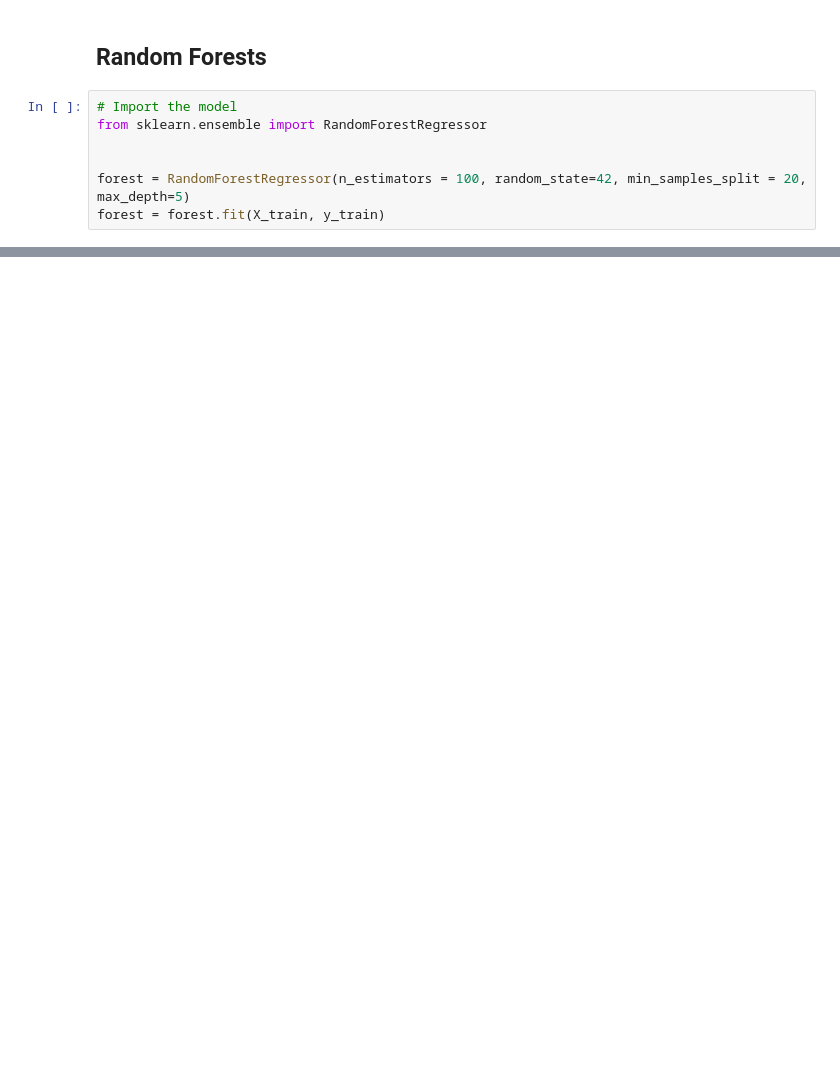
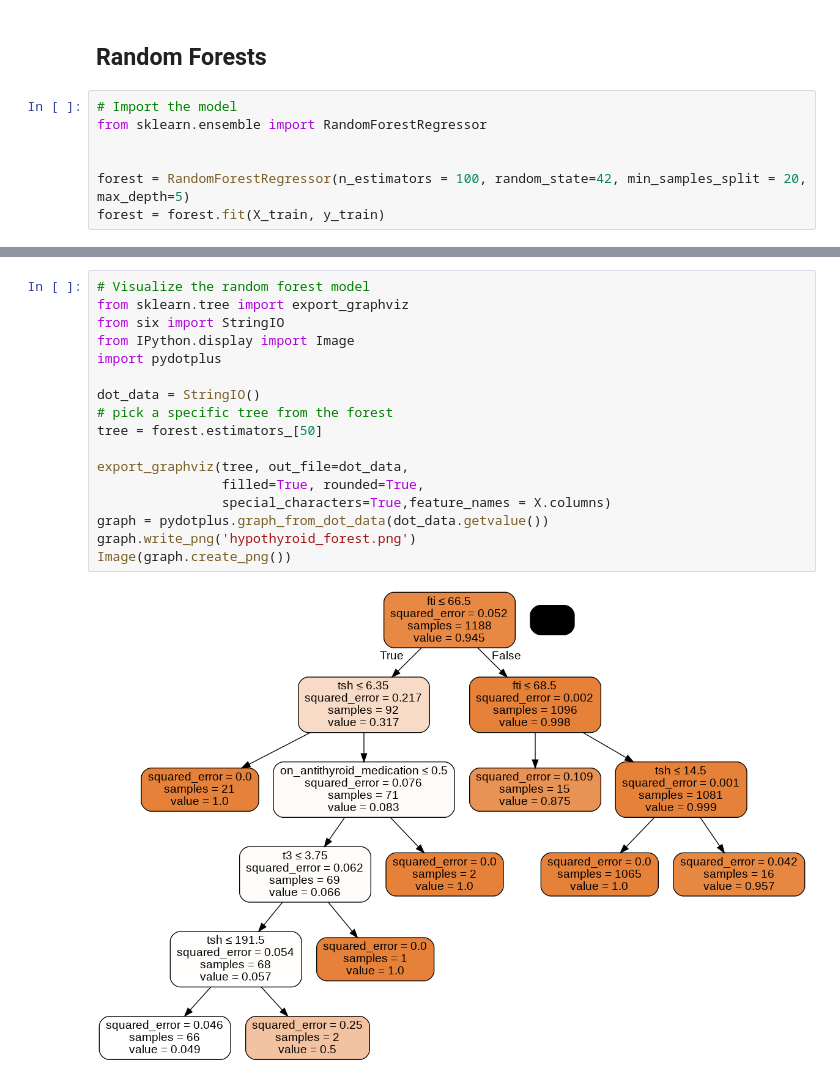
Before and after one commit to tiffanyndanu/Hypothyroidism, a Jupyter notebook: Hypothyridism.ipynb, the cells around one changed output, grey strips where cells are left out. Cells and saved outputs as stored; diff of their text form; blank space fills up the shorter version.

```diff
--- a/Hypothyridism.ipynb
+++ b/Hypothyridism.ipynb
@@ -739,0 +752,19 @@ comparison_frame.describe()
+# %%
+# Visualize the random forest model
+from sklearn.tree import export_graphviz
+from six import StringIO
+from IPython.display import Image
+import pydotplus
+
+dot_data = StringIO()
+# pick a specific tree from the forest
+tree = forest.estimators_[50]
+
+export_graphviz(tree, out_file=dot_data,
+                filled=True, rounded=True,
+                special_characters=True,feature_names = X.columns)
+graph = pydotplus.graph_from_dot_data(dot_data.getvalue())
+graph.write_png('hypothyroid_forest.png')
+Image(graph.create_png())
+# %% [output]
+[figure, added]
```
Also changed, not shown: parts of 18 cells of this notebook.
